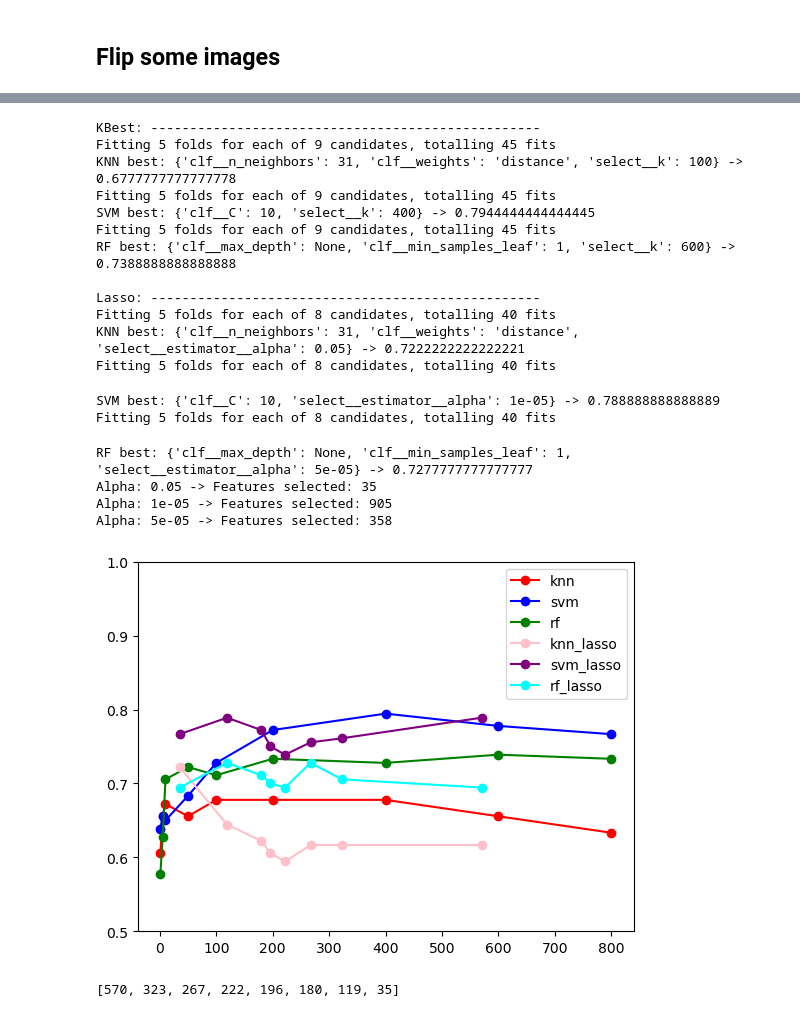
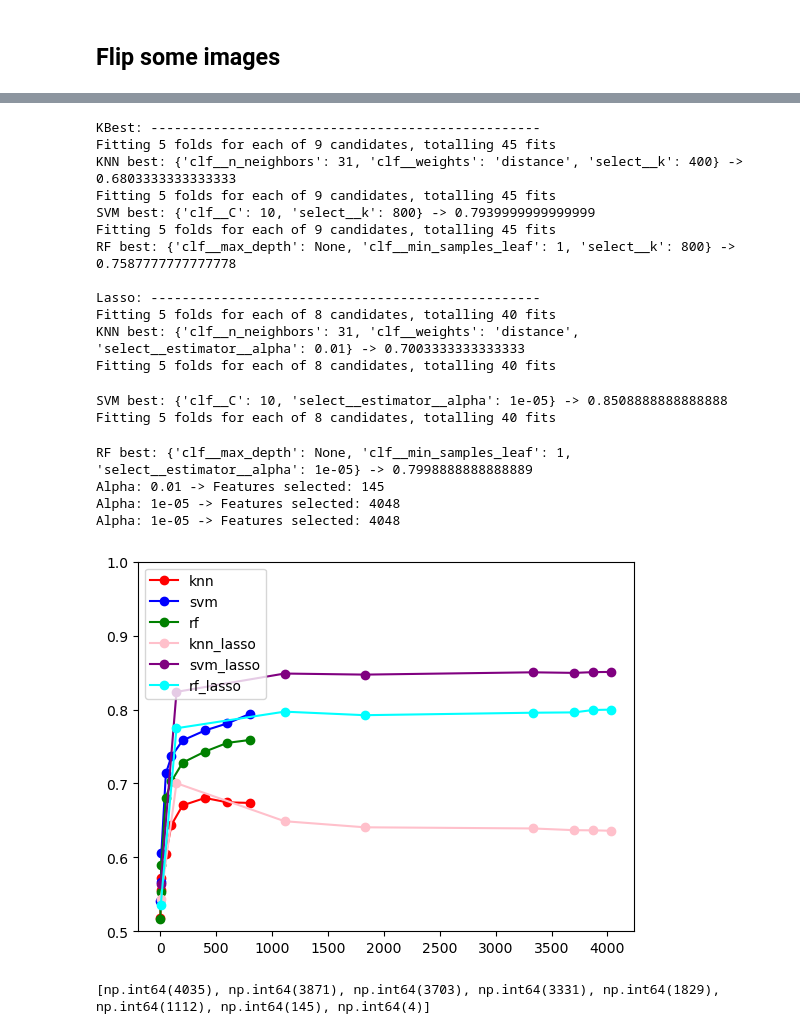
Before and after one commit to Jacob-sandstrom/MVE441-Statistical-learning-for-big-data, a Jupyter notebook: Project 2/project2Py.ipynb, the cells around one changed output, grey strips where cells are left out. Saved outputs shown, nothing was run; the diff lists cells and outputs as text; code cells hidden in the pictures.

```diff
--- a/Project 2/project2Py.ipynb
+++ b/Project 2/project2Py.ipynb
@@ -203,7 +203,7 @@ cv = StratifiedKFold(n_splits=5, shuffle=True, random_state=42)
 # %%
 
 def kbest_grid(X_train_full, y_train_full):
-    k_val = [1, 5, 10, 50, 100, 200, 400, 600, 800]
+    k_val = [1, 5, 10, 50, 100, 200, 400, 600, 800, 1200, 1600, 2000, 3000, 4000]
 
 
     # --- KNN ---
@@ -505,48 +518,32 @@ for i in to_flip:
 # %%
-print("KBest: --------------------------------------------------")
-knn_res, svm_res, rf_res, n_selected = kbest_grid(X_train_full, y_train_full)
+
 # flipped_selected_img = kBest_feature_selection(X_flipped, y_train_full)
 
 print("\nLasso: --------------------------------------------------")
-knn_lasso_res, svm_lasso_res, rf_lasso_res, n_lasso_selected = lasso_grid(X_train_full, y_train_full)
+knn_lasso_res, svm_lasso_res, rf_lasso_res, n_lasso_selected = lasso_grid(X_flipped, y_train_full)
 # flipped_lasso_selected_img = lasso_feature_selection(X_flipped, y_train_full)
 
 # plot_selected_pixels(flipped_selected_img, flipped_lasso_selected_img)
 
 # visualize_samples(X_flipped, y_train_full, lasso_selected_img=flipped_lasso_selected_img, kbest_selected_img=flipped_selected_img)
-
-
-plt.plot(n_selected, knn_res["mean_test_score"], marker="o", c="r", label="knn")
-plt.plot(n_selected, svm_res["mean_test_score"], marker="o", c="b", label="svm")
-plt.plot(n_selected, rf_res["mean_test_score"], marker="o", c="g", label="rf")
-
-plt.plot(n_lasso_selected, knn_lasso_res["mean_test_score"], marker="o", c="pink", label="knn_lasso")
-plt.plot(n_lasso_selected, svm_lasso_res["mean_test_score"], marker="o", c="purple", label="svm_lasso")
-plt.plot(n_lasso_selected, rf_lasso_res["mean_test_score"], marker="o", c="cyan", label="rf_lasso")
-
-plt.legend()
-plt.ylim(0.5,1)
-plt.show()
-
-print(n_lasso_selected)
 # %% [output]
 KBest: --------------------------------------------------
 Fitting 5 folds for each of 9 candidates, totalling 45 fits
-KNN best: {'clf__n_neighbors': 31, 'clf__weights': 'distance', 'select__k': 100} -> 0.6777777777777778
+KNN best: {'clf__n_neighbors': 31, 'clf__weights': 'distance', 'select__k': 400} -> 0.6803333333333333
 Fitting 5 folds for each of 9 candidates, totalling 45 fits
-SVM best: {'clf__C': 10, 'select__k': 400} -> 0.7944444444444445
+SVM best: {'clf__C': 10, 'select__k': 800} -> 0.7939999999999999
 Fitting 5 folds for each of 9 candidates, totalling 45 fits
-RF best: {'clf__max_depth': None, 'clf__min_samples_leaf': 1, 'select__k': 600} -> 0.7388888888888888
+RF best: {'clf__max_depth': None, 'clf__min_samples_leaf': 1, 'select__k': 800} -> 0.7587777777777778
 
 Lasso: --------------------------------------------------
 Fitting 5 folds for each of 8 candidates, totalling 40 fits
-KNN best: {'clf__n_neighbors': 31, 'clf__weights': 'distance', 'select__estimator__alpha': 0.05} -> 0.7222222222222221
+KNN best: {'clf__n_neighbors': 31, 'clf__weights': 'distance', 'select__estimator__alpha': 0.01} -> 0.7003333333333333
 Fitting 5 folds for each of 8 candidates, totalling 40 fits
-SVM best: {'clf__C': 10, 'select__estimator__alpha': 1e-05} -> 0.788888888888889
+SVM best: {'clf__C': 10, 'select__estimator__alpha': 1e-05} -> 0.8508888888888888
 Fitting 5 folds for each of 8 candidates, totalling 40 fits
-RF best: {'clf__max_depth': None, 'clf__min_samples_leaf': 1, 'select__estimator__alpha': 5e-05} -> 0.7277777777777777
-Alpha: 0.05 -> Features selected: 35
-Alpha: 1e-05 -> Features selected: 905
-Alpha: 5e-05 -> Features selected: 358
+RF best: {'clf__max_depth': None, 'clf__min_samples_leaf': 1, 'select__estimator__alpha': 1e-05} -> 0.7998888888888889
+Alpha: 0.01 -> Features selected: 145
+Alpha: 1e-05 -> Features selected: 4048
+Alpha: 1e-05 -> Features selected: 4048
-[figure, old version]
+[figure, new version]
-[570, 323, 267, 222, 196, 180, 119, 35]
+[np.int64(4035), np.int64(3871), np.int64(3703), np.int64(3331), np.int64(1829), np.int64(1112), np.int64(145), np.int64(4)]
```
Also changed, not shown: parts of 6 cells of this notebook.
